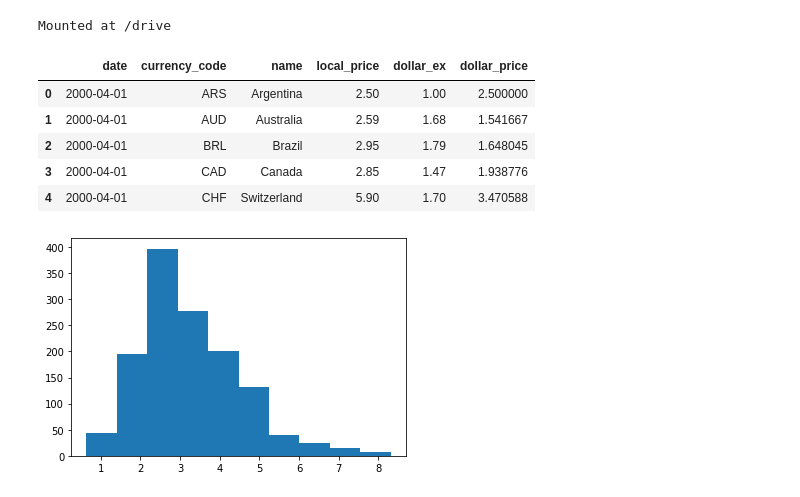
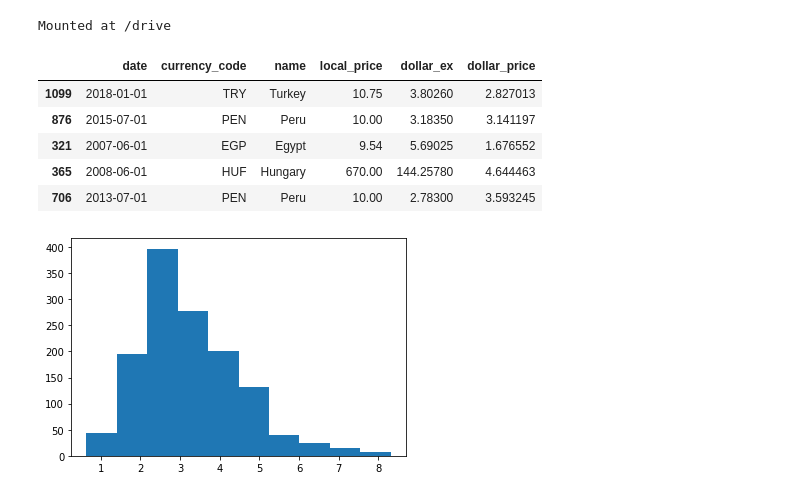
Before and after one commit to MeepoohVP/student_score, a Jupyter notebook: bigmac.ipynb, the cells around one changed output. Saved outputs shown, nothing was run; the diff lists cells and outputs as text; code cells hidden in the pictures.

```diff
--- a/bigmac.ipynb
+++ b/bigmac.ipynb
@@ -11,14 +12,14 @@ drive.mount('/drive')
 Mounted at /drive
 # %%
 data = pd.read_csv('/drive/MyDrive/pandas/BigmacPrice.csv')
-data.head()
+data.sample(5)
 # %% [output]
 |  | date | currency_code | name | local_price | dollar_ex | dollar_price |
-| 0 | 2000-04-01 | ARS | Argentina | 2.50 | 1.00 | 2.500000 |
-| 1 | 2000-04-01 | AUD | Australia | 2.59 | 1.68 | 1.541667 |
-| 2 | 2000-04-01 | BRL | Brazil | 2.95 | 1.79 | 1.648045 |
-| 3 | 2000-04-01 | CAD | Canada | 2.85 | 1.47 | 1.938776 |
-| 4 | 2000-04-01 | CHF | Switzerland | 5.90 | 1.70 | 3.470588 |
+| 1099 | 2018-01-01 | TRY | Turkey | 10.75 | 3.80260 | 2.827013 |
+| 876 | 2015-07-01 | PEN | Peru | 10.00 | 3.18350 | 3.141197 |
+| 321 | 2007-06-01 | EGP | Egypt | 9.54 | 5.69025 | 1.676552 |
+| 365 | 2008-06-01 | HUF | Hungary | 670.00 | 144.25780 | 4.644463 |
+| 706 | 2013-07-01 | PEN | Peru | 10.00 | 2.78300 | 3.593245 |
 # %%
 plt.hist(data['dollar_price'])
 plt.show()
```
Also changed, not shown: parts of 9 cells of this notebook.
